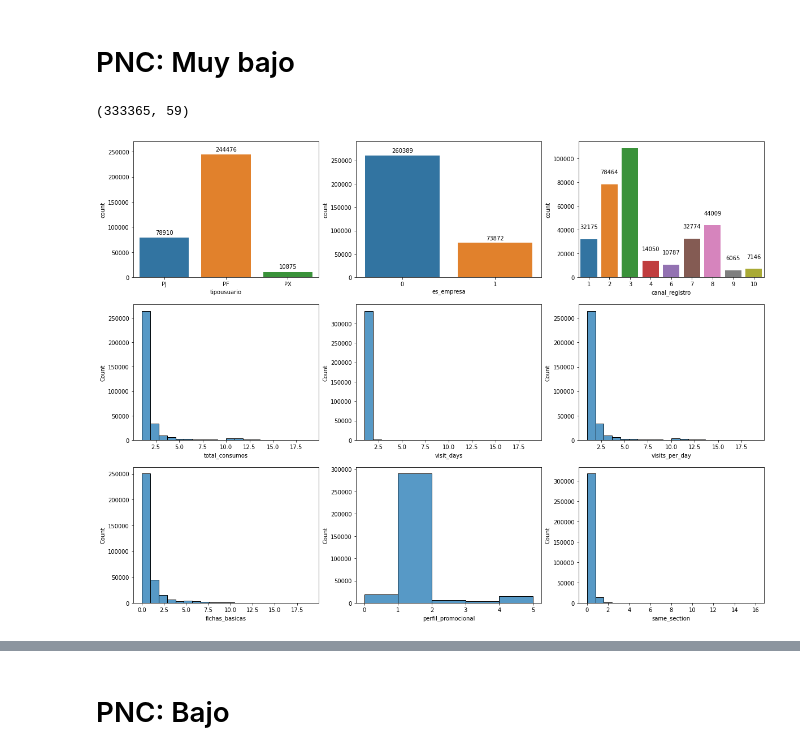
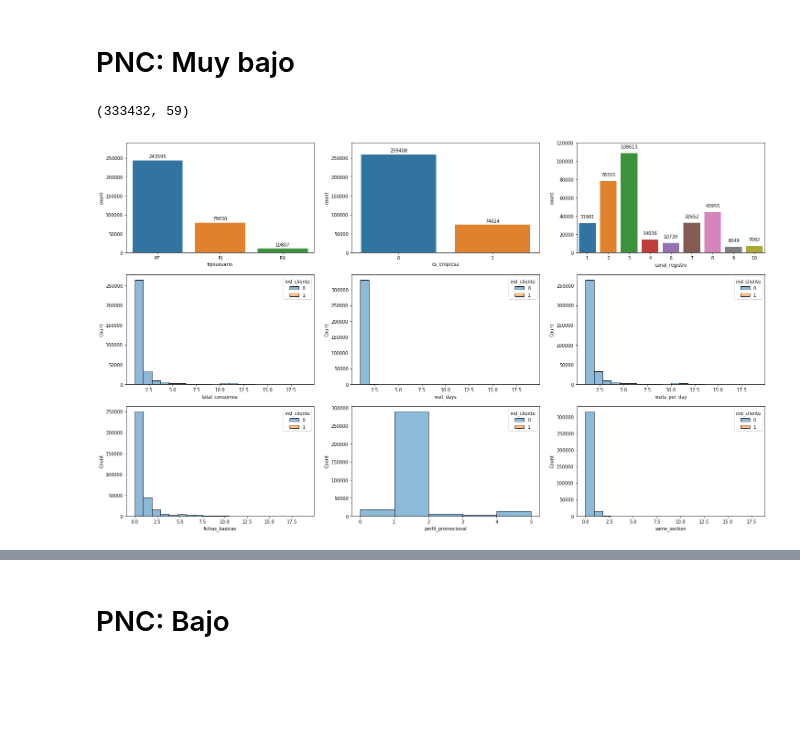
Before and after one commit to boschmateo/prediccion_ecommerce, a Jupyter notebook: 03 - Understanding the models.ipynb, the cells around one changed output, grey strips where cells are left out. Saved outputs shown, nothing was run; the diff lists cells and outputs as text; code cells hidden in the pictures; blank space fills up the shorter version.

```diff
--- a/03 - Understanding the models.ipynb
+++ b/03 - Understanding the models.ipynb
@@ -22,7 +22,7 @@ def dist_plot(df, column_name):
 df_usuarios = pd.read_sql("""
 SELECT *
 FROM users_probabilities
-WHERE total_consumos IS NOT NULL AND ind_cliente=0
+WHERE total_consumos IS NOT NULL
 """, con=engine)
 # %% [markdown]
 # Separación del potencial nivel de compra (PNC) en grupos
@@ -46,36 +46,43 @@ df_usuarios.loc[(df_usuarios.first_pred >= 0.4) & (pnc_tmp.second_pred >= 0.5),
 df_usuarios.loc[(df_usuarios.first_pred >= 0.4) & (pnc_tmp.second_pred >= 0.3) & (pnc_tmp.second_pred < 0.5), ["group"]] = "M"
 df_usuarios.loc[(df_usuarios.first_pred >= 0.4) & (pnc_tmp.second_pred < 0.3), ["group"]] = "B"
 # %%
-def summary_group(df):
-    fig, ((ax1, ax2, ax3), (ax4, ax5, ax6), (ax7, ax8, ax9)) = plt.subplots(ncols=3, nrows=3, figsize=(20,15))
-    category_plot(df, "tipousuario", ax=ax1)
-    ax1.set_ylim(top=270000)
+def summary_group(df, title, ax1_ylim=270000, ax2_ylim=270000, ax3_ylim=270000, ax1_offset=50, ax2_offset=50, ax3_offset=50):
+    fig, ((ax1, ax2, ax3), (ax4, ax5, ax6), (ax7, ax8, ax9)) = plt.subplots(ncols=3, nrows=3, figsize=(25,15))
+    #fig.suptitle(title)
+    category_plot(df, "tipousuario", ax=ax1, offset=ax1_offset)
+    ax1.set_ylim(top=ax1_ylim)
 
-    category_plot(df, "es_empresa", ax=ax2)
-    ax2.set_ylim(top=290000)
+    category_plot(df, "es_empresa", ax=ax2, offset=ax2_offset)
+    ax2.set_ylim(top=ax2_ylim)
 
-    category_plot(df, "canal_registro", ax=ax3)
-    ax2.set_ylim(top=290000)
+    category_plot(df, "canal_registro", ax=ax3, offset=ax3_offset)
+    ax3.set_ylim(top=ax3_ylim)
 
 
     #category_plot(df, "bonad_email", ax=ax4)
     #ax4.set_ylim(top=290000)
 
-    sns.histplot(df[df.total_consumos < 20].total_consumos, bins=20, ax=ax4)
-    sns.histplot(df[df.visit_days < 20].visit_days, bins=20, ax=ax5)
-    sns.histplot(df[df.visits_per_day < 20].visits_per_day, bins=20, ax=ax6)
+    sns.histplot(x="total_consumos", hue="ind_cliente", data=df[df.total_consumos < 20], bins=20, ax=ax4)
+    sns.histplot(x="visit_days", hue="ind_cliente", data=df[df.visit_days < 20], bins=20, ax=ax5)
+    sns.histplot(x="visits_per_day", hue="ind_cliente", data=df[df.visits_per_day < 20], bins=20, ax=ax6)
 
 
-    sns.histplot(df[df.fichas_basicas < 20].fichas_basicas, bins=20, ax=ax7)
-    sns.histplot(df[df.perfil_promocional < 20].perfil_promocional, bins=5, ax=ax8)
-    sns.histplot(df[df.same_section < 20].same_section, bins=20, ax=ax9)
+    sns.histplot(x="fichas_basicas", hue="ind_cliente", data=df[df.fichas_basicas < 20],  bins=20, ax=ax7)
+    sns.histplot(x="perfil_promocional", hue="ind_cliente", data=df[df.perfil_promocional < 20], bins=5, ax=ax8)
+    sns.histplot(x="same_section", hue="ind_cliente", data=df[df.same_section < 20], bins=20, ax=ax9)
+
+    #sns.histplot(x="ipcasos", hue="ind_cliente", data=df[df.ipcasos < 20], bins=20, ax=ax10)
+    #category_plot(df, "usu_tipo", ax=ax11)
+    #ax11.tick_params(labelrotation=90)
 # %% [markdown]
 # PNC: Muy bajo
 # %%
 pnc_mb.shape
 # %% [output]
-(333365, 59)
+(333432, 59)
-# %%
-summary_group(pnc_mb)
-# %% [output]
-[figure, removed]
+# %%
+title = "Usuarios con un potencial nivel de compra muy bajo"
+summary_group(pnc_mb, title, ax1_ylim=290000, ax2_ylim=290000, ax3_ylim=120000, ax1_offset=10000, ax2_offset=10000, ax3_offset=7000)
+plt.savefig("./data/files/img/groups/pnc_mb.pdf")
+# %% [output]
+[figure, added]
```
Also changed, not shown: parts of 12 cells of this notebook, 1 other file.
